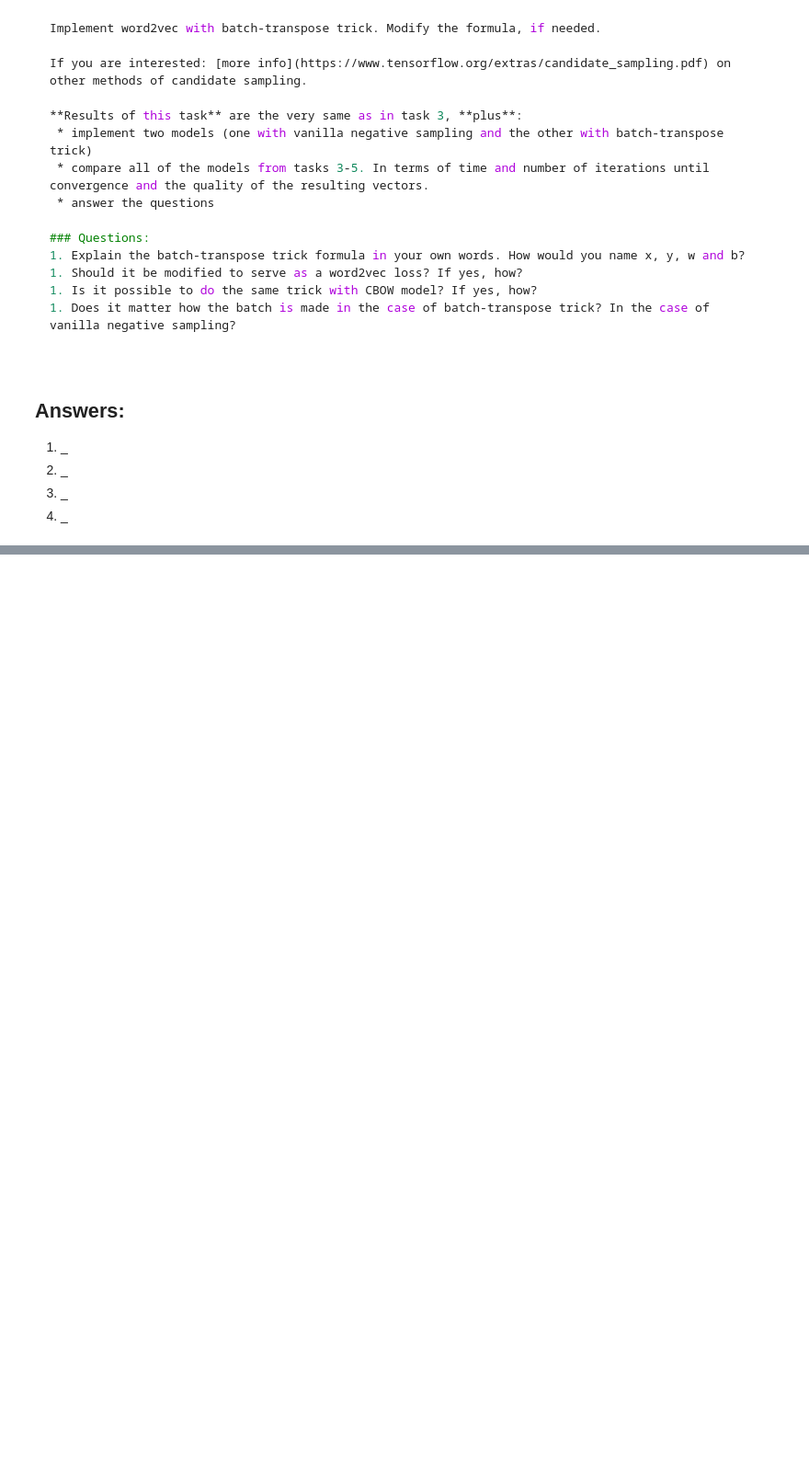
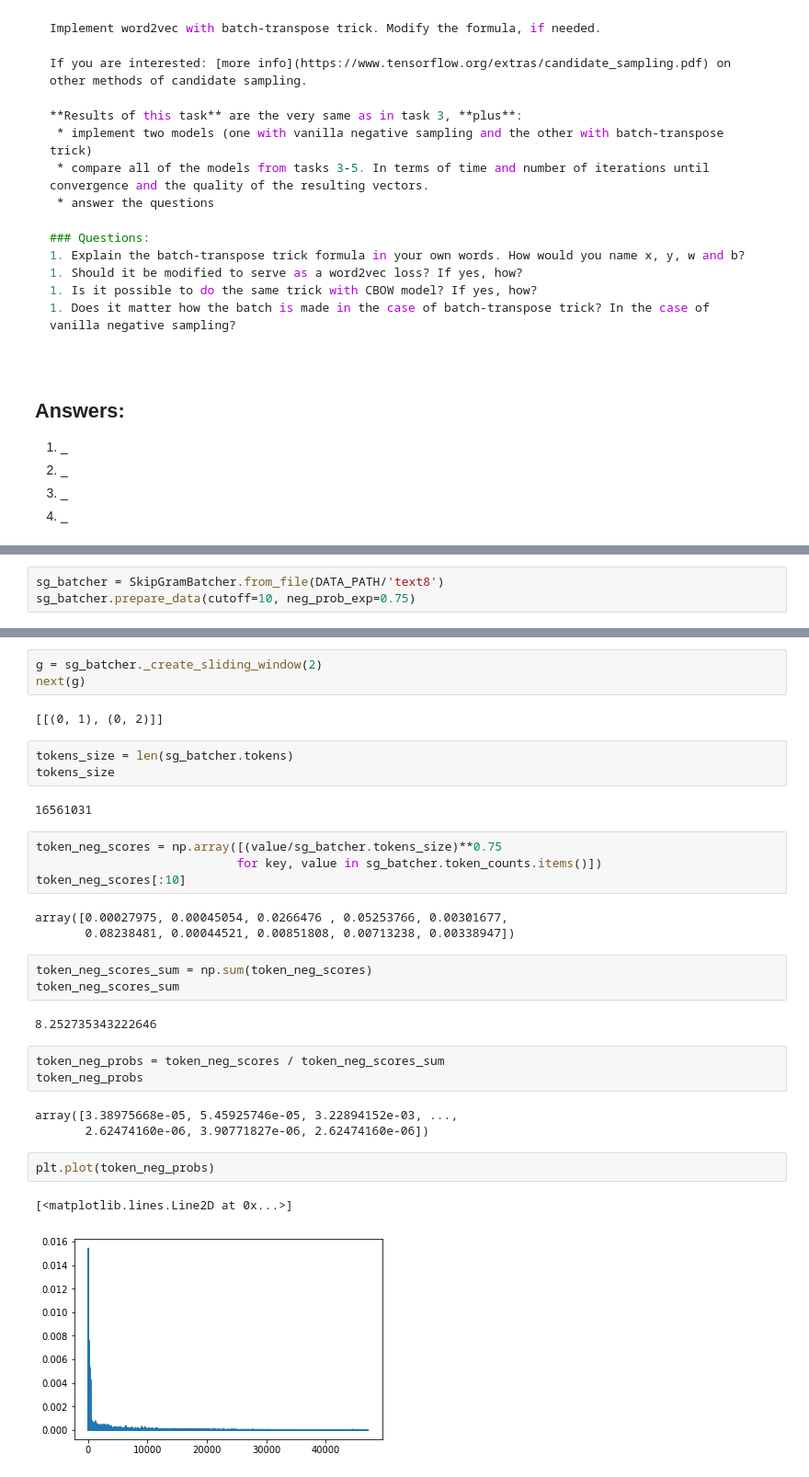
Before and after one commit to labdmitriy/dl_in_nlp, a Jupyter notebook: workshop_1/experiments/task5_negative_sampling.ipynb, the cells around one changed output, grey strips where cells are left out. Shown: that part at 92% size. Saved outputs shown, nothing was run; the diff lists cells and outputs as text; blank space fills up the shorter version.

```diff
--- a/workshop_1/experiments/task5_negative_sampling.ipynb
+++ b/workshop_1/experiments/task5_negative_sampling.ipynb
@@ -70,0 +266,3 @@ If you are interested: [more info](https://www.tensorflow.org/extras/candidate_s
+# %%
+sg_batcher = SkipGramBatcher.from_file(DATA_PATH/'text8')
+sg_batcher.prepare_data(cutoff=10, neg_prob_exp=0.75)
@@ -70,0 +484,33 @@ If you are interested: [more info](https://www.tensorflow.org/extras/candidate_s
+# %%
+g = sg_batcher._create_sliding_window(2)
+next(g)
+# %% [output]
+[[(0, 1), (0, 2)]]
+# %%
+tokens_size = len(sg_batcher.tokens)
+tokens_size
+# %% [output]
+16561031
+# %%
+token_neg_scores = np.array([(value/sg_batcher.tokens_size)**0.75
+                            for key, value in sg_batcher.token_counts.items()])
+token_neg_scores[:10]
+# %% [output]
+array([0.00027975, 0.00045054, 0.0266476 , 0.05253766, 0.00301677,
+       0.08238481, 0.00044521, 0.00851808, 0.00713238, 0.00338947])
+# %%
+token_neg_scores_sum = np.sum(token_neg_scores)
+token_neg_scores_sum
+# %% [output]
+8.252735343222646
+# %%
+token_neg_probs = token_neg_scores / token_neg_scores_sum
+token_neg_probs
+# %% [output]
+array([3.38975668e-05, 5.45925746e-05, 3.22894152e-03, ...,
+       2.62474160e-06, 3.90771827e-06, 2.62474160e-06])
+# %%
+plt.plot(token_neg_probs)
+# %% [output]
+[<matplotlib.lines.Line2D at 0x...>]
+[figure, added]
```
Also changed, not shown: parts of 33 cells of this notebook.
